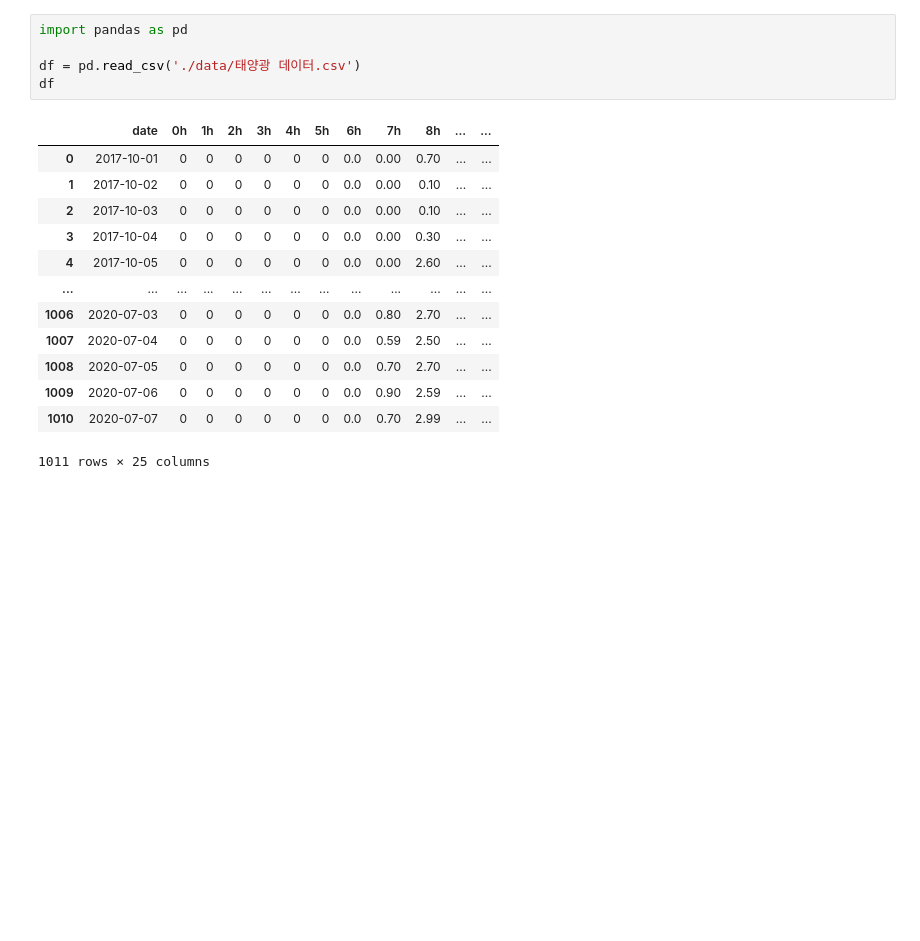
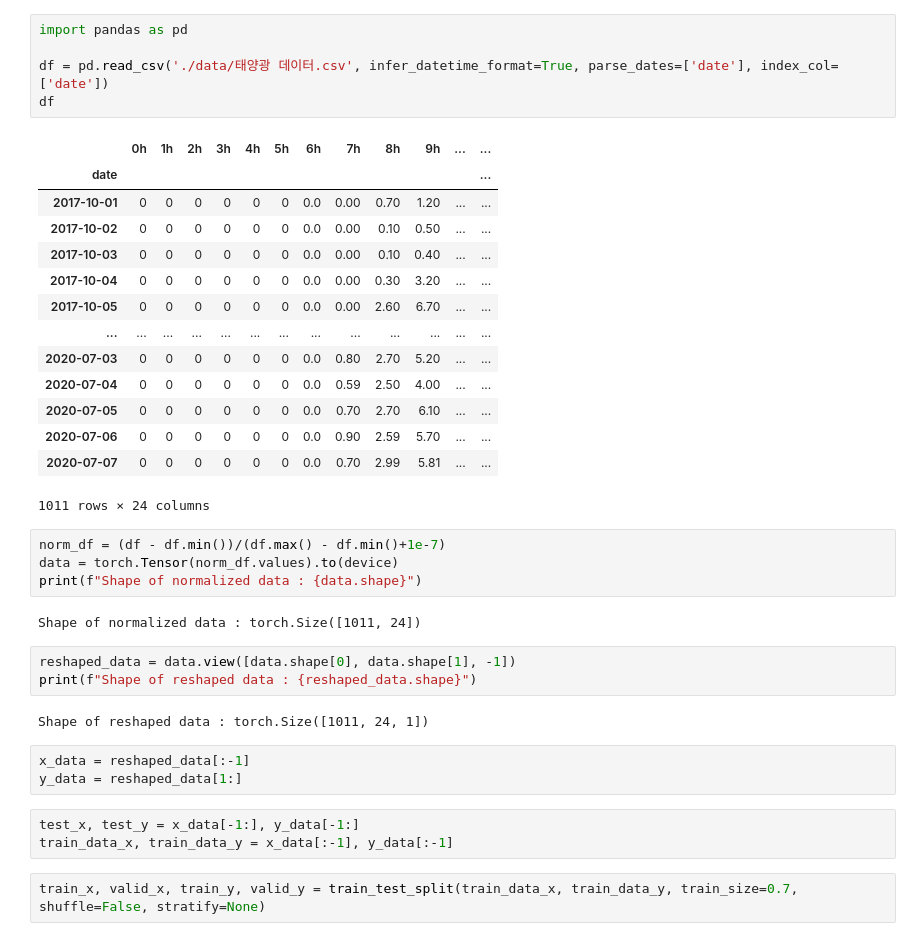
Before and after one commit to dlgkdud/RL-timeseries-forecasting, a Jupyter notebook: data.ipynb, the cells around one changed output. Saved outputs shown, nothing was run; the diff lists cells and outputs as text; blank space fills up the shorter version.

Commit message:
rnn test

```diff
--- a/data.ipynb
+++ b/data.ipynb
@@ -1,19 +21,39 @@
 # %%
 import pandas as pd
 
-df = pd.read_csv('./data/태양광 데이터.csv')
+df = pd.read_csv('./data/태양광 데이터.csv', infer_datetime_format=True, parse_dates=['date'], index_col=['date'])
 df
 # %% [output]
-|  | date | 0h | 1h | 2h | 3h | 4h | 5h | 6h | 7h | 8h | ... | ... |
-| 0 | 2017-10-01 | 0 | 0 | 0 | 0 | 0 | 0 | 0.0 | 0.00 | 0.70 | ... | ... |
-| 1 | 2017-10-02 | 0 | 0 | 0 | 0 | 0 | 0 | 0.0 | 0.00 | 0.10 | ... | ... |
-| 2 | 2017-10-03 | 0 | 0 | 0 | 0 | 0 | 0 | 0.0 | 0.00 | 0.10 | ... | ... |
-| 3 | 2017-10-04 | 0 | 0 | 0 | 0 | 0 | 0 | 0.0 | 0.00 | 0.30 | ... | ... |
-| 4 | 2017-10-05 | 0 | 0 | 0 | 0 | 0 | 0 | 0.0 | 0.00 | 2.60 | ... | ... |
+|  | 0h | 1h | 2h | 3h | 4h | 5h | 6h | 7h | 8h | 9h | ... | ... |
+| date |  |  |  |  |  |  |  |  |  |  |  | ... |
+| 2017-10-01 | 0 | 0 | 0 | 0 | 0 | 0 | 0.0 | 0.00 | 0.70 | 1.20 | ... | ... |
+| 2017-10-02 | 0 | 0 | 0 | 0 | 0 | 0 | 0.0 | 0.00 | 0.10 | 0.50 | ... | ... |
+| 2017-10-03 | 0 | 0 | 0 | 0 | 0 | 0 | 0.0 | 0.00 | 0.10 | 0.40 | ... | ... |
+| 2017-10-04 | 0 | 0 | 0 | 0 | 0 | 0 | 0.0 | 0.00 | 0.30 | 3.20 | ... | ... |
+| 2017-10-05 | 0 | 0 | 0 | 0 | 0 | 0 | 0.0 | 0.00 | 2.60 | 6.70 | ... | ... |
 | ... | ... | ... | ... | ... | ... | ... | ... | ... | ... | ... | ... | ... |
-| 1006 | 2020-07-03 | 0 | 0 | 0 | 0 | 0 | 0 | 0.0 | 0.80 | 2.70 | ... | ... |
-| 1007 | 2020-07-04 | 0 | 0 | 0 | 0 | 0 | 0 | 0.0 | 0.59 | 2.50 | ... | ... |
-| 1008 | 2020-07-05 | 0 | 0 | 0 | 0 | 0 | 0 | 0.0 | 0.70 | 2.70 | ... | ... |
-| 1009 | 2020-07-06 | 0 | 0 | 0 | 0 | 0 | 0 | 0.0 | 0.90 | 2.59 | ... | ... |
-| 1010 | 2020-07-07 | 0 | 0 | 0 | 0 | 0 | 0 | 0.0 | 0.70 | 2.99 | ... | ... |
+| 2020-07-03 | 0 | 0 | 0 | 0 | 0 | 0 | 0.0 | 0.80 | 2.70 | 5.20 | ... | ... |
+| 2020-07-04 | 0 | 0 | 0 | 0 | 0 | 0 | 0.0 | 0.59 | 2.50 | 4.00 | ... | ... |
+| 2020-07-05 | 0 | 0 | 0 | 0 | 0 | 0 | 0.0 | 0.70 | 2.70 | 6.10 | ... | ... |
+| 2020-07-06 | 0 | 0 | 0 | 0 | 0 | 0 | 0.0 | 0.90 | 2.59 | 5.70 | ... | ... |
+| 2020-07-07 | 0 | 0 | 0 | 0 | 0 | 0 | 0.0 | 0.70 | 2.99 | 5.81 | ... | ... |
-1011 rows × 25 columns
+1011 rows × 24 columns
+# %%
+norm_df = (df - df.min())/(df.max() - df.min()+1e-7)
+data = torch.Tensor(norm_df.values).to(device)
+print(f"Shape of normalized data : {data.shape}")
+# %% [output]
+Shape of normalized data : torch.Size([1011, 24])
+# %%
+reshaped_data = data.view([data.shape[0], data.shape[1], -1])
+print(f"Shape of reshaped data : {reshaped_data.shape}")
+# %% [output]
+Shape of reshaped data : torch.Size([1011, 24, 1])
+# %%
+x_data = reshaped_data[:-1]
+y_data = reshaped_data[1:]
+# %%
+test_x, test_y = x_data[-1:], y_data[-1:]
+train_data_x, train_data_y = x_data[:-1], y_data[:-1]
+# %%
+train_x, valid_x, train_y, valid_y = train_test_split(train_data_x, train_data_y, train_size=0.7, shuffle=False, stratify=None)
```
Also changed, not shown: parts of 10 cells of this notebook, 1 other file.
